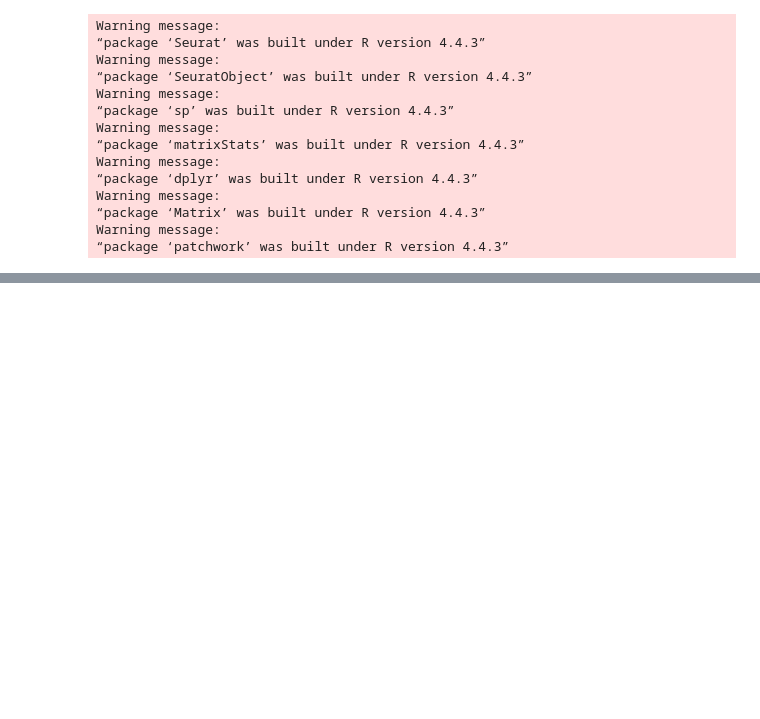
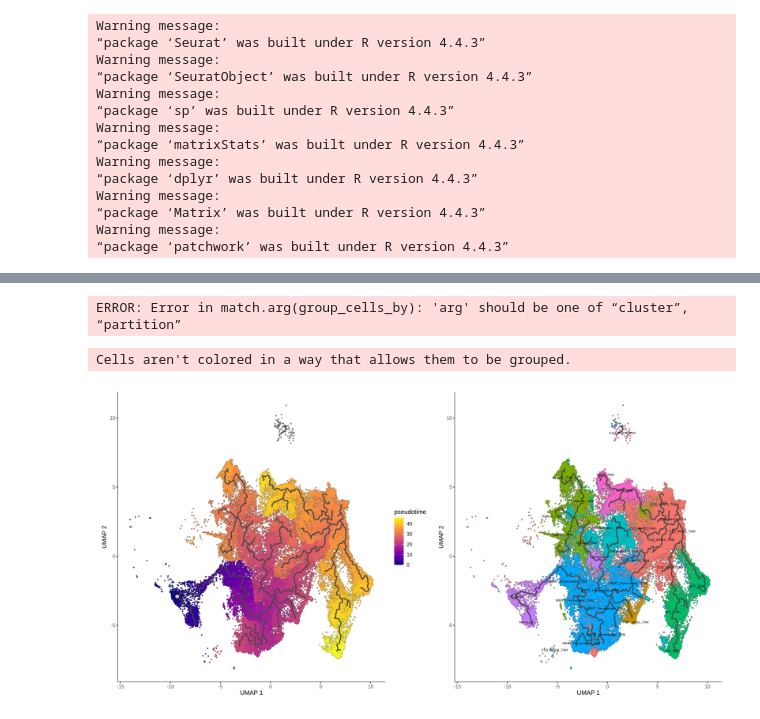
Before and after one commit to bao-mathmod/Gliomas, a Jupyter notebook: 04.upstream/4.3_scRNA/05.trajectory/01.monocle.ipynb, the cells around one changed output, grey strips where cells are left out. Drawn from its saved outputs; the diff is of its cells as text; code cells hidden in the pictures; blank space fills up the shorter version.

```diff
--- a/04.upstream/4.3_scRNA/05.trajectory/01.monocle.ipynb
+++ b/04.upstream/4.3_scRNA/05.trajectory/01.monocle.ipynb
@@ -25,5 +25,5 @@ Warning message:
 Warning message:
 “package ‘patchwork’ was built under R version 4.4.3”
 # %%
-adult_obj <- readRDS("/mnt/18T/chibao/gliomas/data/upstream/scRNA/official/integrated_v5_optimized/adult/harmony_cleaned_annotated_v2.rds")
+adult_obj <- readRDS('/mnt/18T/chibao/gliomas/data/upstream/scRNA/official/integrated_v5_optimized/adult/subclusters/myeloid/annotated/myeloid_clean_annotated.rds')
 adult_obj
@@ -30,9 +46,7 @@ adult_obj
 # %%
-table(adult_obj$general_cell_type)
-
 malignant_obj <- subset(
   adult_obj,
-  subset = general_cell_type == "Malignant"
+  subset = general_cell_type != 'Neutrophil'
 )
 
 dim(malignant_obj)
@@ -113,5 +240,5 @@ plot_cells(
 # %%
-get_earliest_principal_node <- function(cds, time_bin="OPC_like"){
+get_earliest_principal_node <- function(cds, time_bin="Monocyte"){
   cell_ids <- which(colData(cds)[, "general_cell_type"] == time_bin)
 
   closest_vertex <-
@@ -171,3 +304,28 @@ p2 <- plot_cells(
 )
 
 p1 + p2
+# %% [output]
+ERROR: Error in match.arg(group_cells_by): 'arg' should be one of “cluster”, “partition”
+# %%
+p1_corrected <- plot_cells(
+  cds,
+  color_cells_by = "pseudotime",
+  # REMOVE group_cells_by to avoid the error
+  label_cell_groups = TRUE, # Will label based on the color_cells_by variable
+  label_leaves = FALSE,
+  label_branch_points = FALSE
+)
+
+p2 <- plot_cells(
+  cds,
+  color_cells_by = "general_cell_type",
+  label_cell_groups = TRUE,
+  label_leaves = FALSE,
+  label_branch_points = FALSE
+)
+
+options(repr.plot.width = 16, repr.plot.height = 8)
+p1_corrected + p2
+# %% [output]
+Cells aren't colored in a way that allows them to be grouped.
+[figure, added]
```
Also changed, not shown: parts of 12 cells of this notebook, 4 other files.
